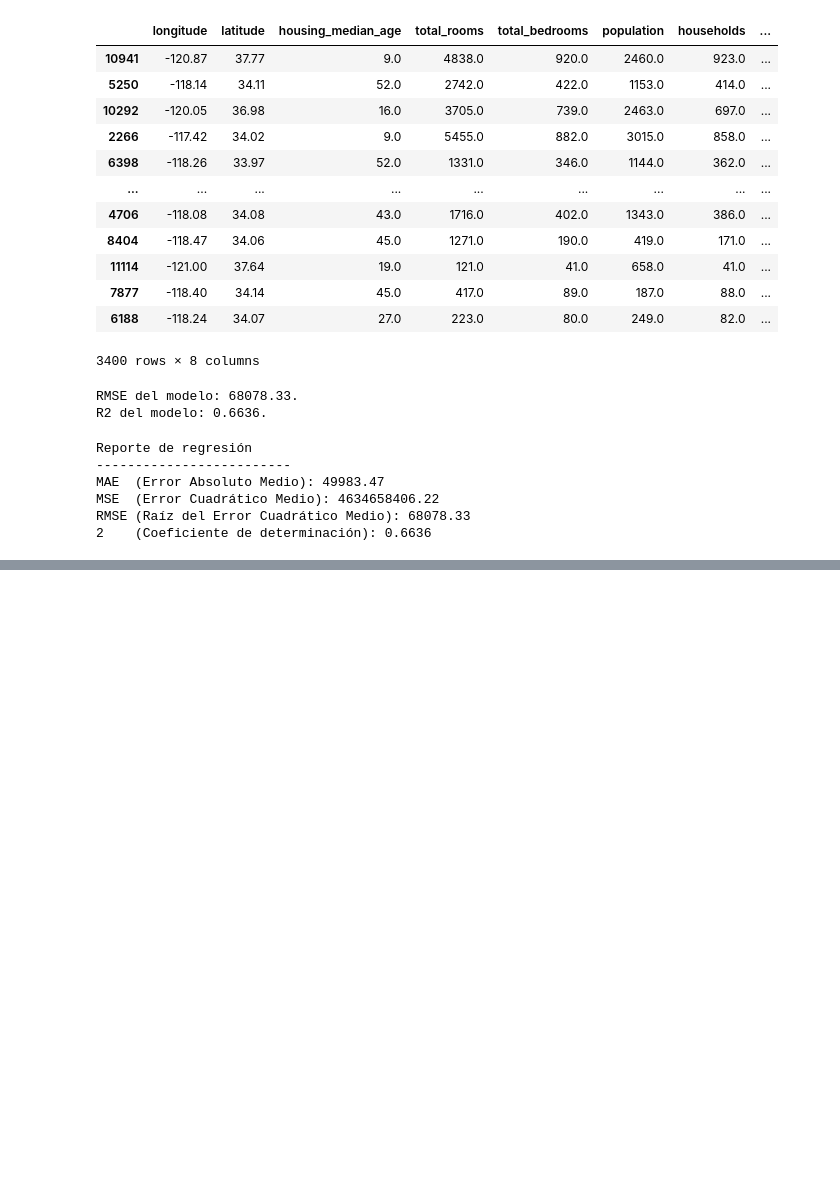
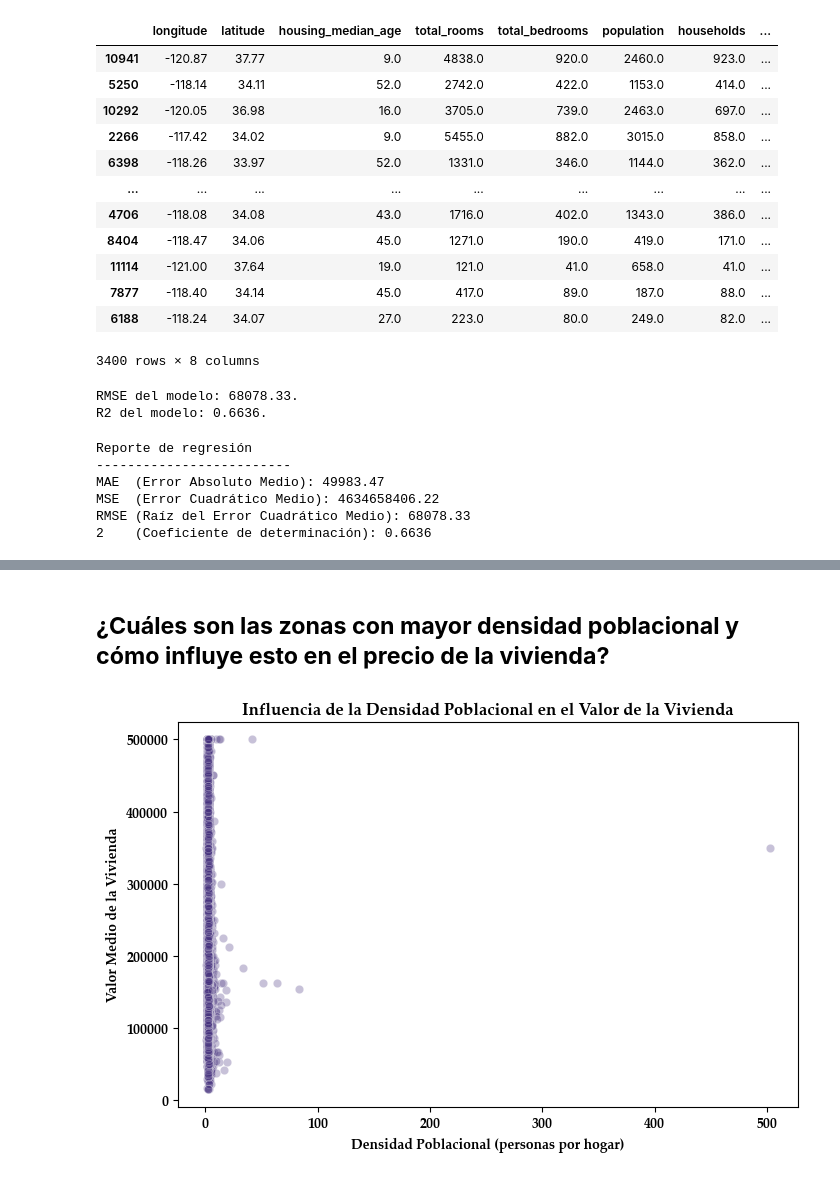
Before and after one commit to Jesus-David-Rangel/Housing-Price-Analysis, a Jupyter notebook: Housing_Price_Analysis.ipynb, the cells around one changed output, grey strips where cells are left out. Saved outputs shown, nothing was run; the diff lists cells and outputs as text; code cells hidden in the pictures; blank space fills up the shorter version.

```diff
--- a/Housing_Price_Analysis.ipynb
+++ b/Housing_Price_Analysis.ipynb
@@ -524,0 +663,14 @@ RMSE (Raíz del Error Cuadrático Medio): 68078.33
+# %% [markdown]
+## **¿Cuáles son las zonas con mayor densidad poblacional y cómo influye esto en el precio de la vivienda?**
+# %%
+# Calculamos densidad poblacional como población / número de hogares
+df['population_density'] = df['population'] / df['households']
+
+plt.figure(figsize=(8,5))
+sns.scatterplot(x='population_density', y='median_house_value', data=df, alpha=0.3)
+plt.xlabel('Densidad Poblacional (personas por hogar)')
+plt.ylabel('Valor Medio de la Vivienda')
+plt.title('Influencia de la Densidad Poblacional en el Valor de la Vivienda')
+plt.show()
+# %% [output]
+[figure, added]
```
Also changed, not shown: parts of 28 cells of this notebook.
